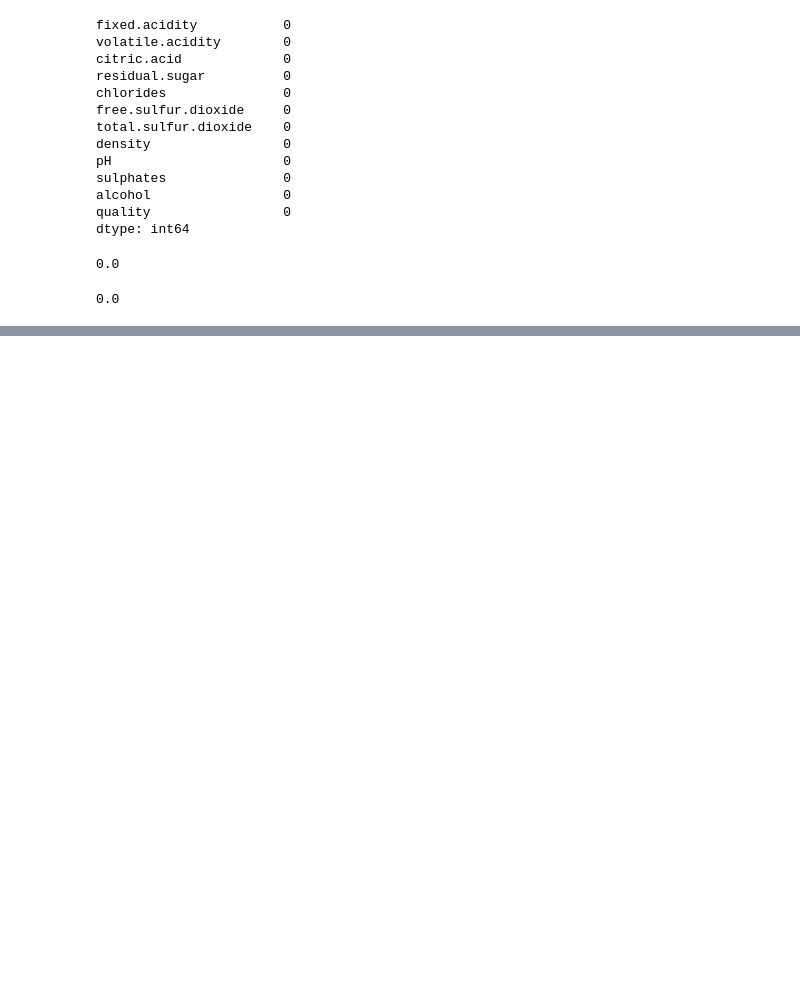
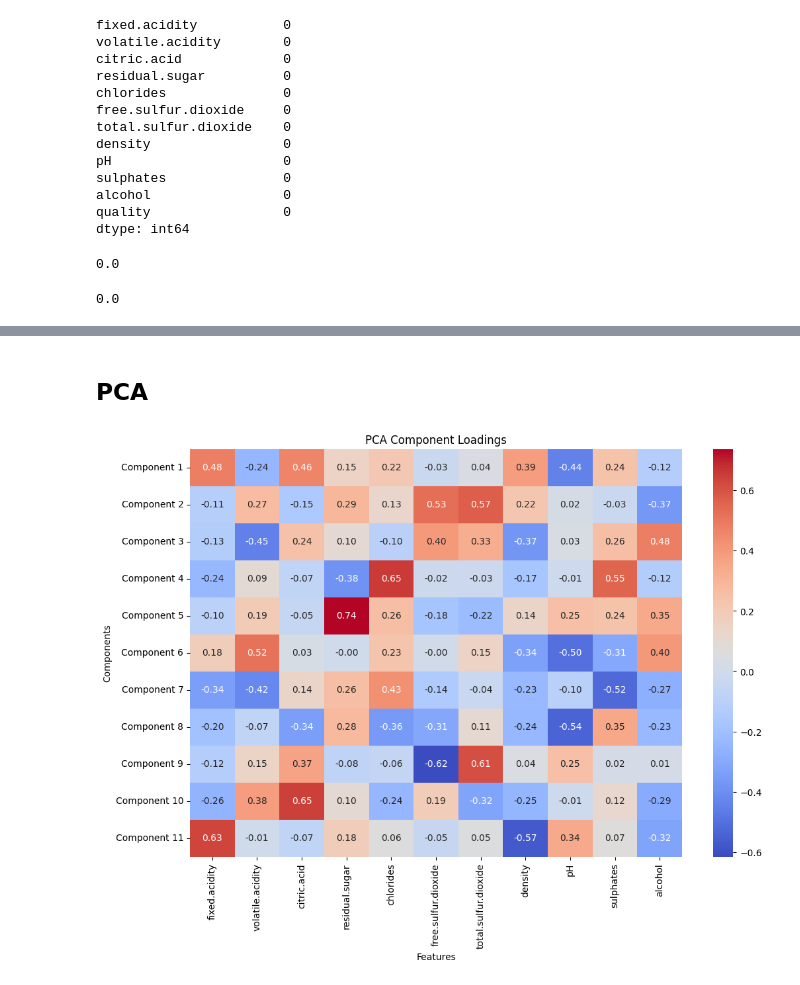
Before and after one commit to jiangpf2022/CS182-Project, a Jupyter notebook: main.ipynb, the cells around one changed output, grey strips where cells are left out. Saved outputs shown, nothing was run; the diff lists cells and outputs as text; code cells hidden in the pictures; blank space fills up the shorter version.

```diff
--- a/main.ipynb
+++ b/main.ipynb
@@ -123,0 +161,26 @@ plt.show()
+# %% [markdown]
+## PCA
+# %%
+features = [col for col in data.columns if col != 'quality']
+
+# 1. 标准化数据
+scaler = StandardScaler()
+data_scaled = scaler.fit_transform(data[features])
+
+# 2. 应用 PCA，不限制主成分的数目
+pca = PCA()
+principal_components = pca.fit_transform(data_scaled)
+
+# 3. 特征加载矩阵的热图
+loadings = pca.components_
+loading_matrix = pd.DataFrame(loadings, columns=features, index=[f"Component {i+1}" for i in range(loadings.shape[0])])
+
+# 4. 使用 seaborn 绘制热图
+plt.figure(figsize=(12, 8))
+sns.heatmap(loading_matrix, cmap='coolwarm', annot=True, fmt=".2f", cbar=True)
+plt.title('PCA Component Loadings')
+plt.xlabel('Features')
+plt.ylabel('Components')
+plt.show()
+# %% [output]
+[figure, added]
```
Also changed, not shown: parts of 10 cells of this notebook, 1 other file.
